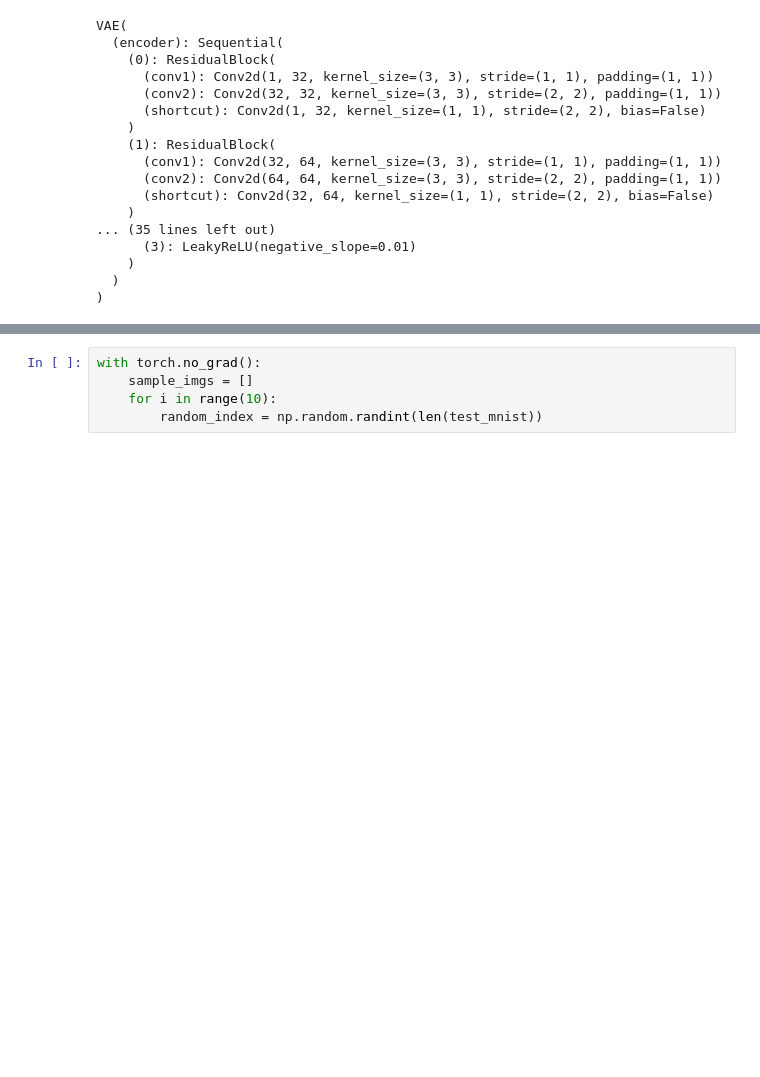
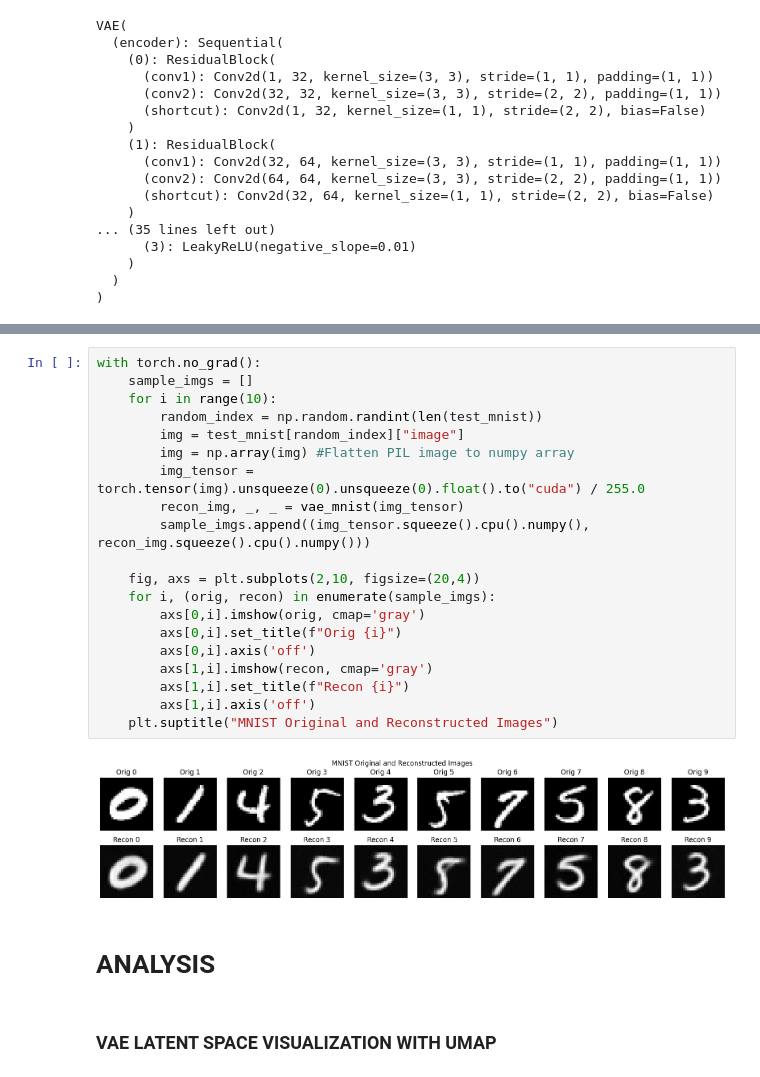
Before and after one commit to JeroenN/UDL-MetaTrainingHyperNetwork, a Jupyter notebook: notebooks/explore_seb.ipynb, the cells around one changed output, grey strips where cells are left out. Drawn from its saved outputs; the diff is of its cells as text; blank space fills up the shorter version.

Commit message:
feat: began analysis

```diff
--- a/notebooks/explore_seb.ipynb
+++ b/notebooks/explore_seb.ipynb
@@ -254,5 +284,26 @@ torch.Size([1, 1, 28, 28])
 # %%
 with torch.no_grad():
     sample_imgs = []
     for i in range(10):
         random_index = np.random.randint(len(test_mnist))
+        img = test_mnist[random_index]["image"]
+        img = np.array(img) #Flatten PIL image to numpy array
+        img_tensor = torch.tensor(img).unsqueeze(0).unsqueeze(0).float().to("cuda") / 255.0
+        recon_img, _, _ = vae_mnist(img_tensor)
+        sample_imgs.append((img_tensor.squeeze().cpu().numpy(), recon_img.squeeze().cpu().numpy()))
+
+    fig, axs = plt.subplots(2,10, figsize=(20,4))
+    for i, (orig, recon) in enumerate(sample_imgs):
+        axs[0,i].imshow(orig, cmap='gray')
+        axs[0,i].set_title(f"Orig {i}")
+        axs[0,i].axis('off')
+        axs[1,i].imshow(recon, cmap='gray')
+        axs[1,i].set_title(f"Recon {i}")
+        axs[1,i].axis('off')
+    plt.suptitle("MNIST Original and Reconstructed Images")
+# %% [output]
+[figure, added]
+# %% [markdown]
+# ANALYSIS
+# %% [markdown]
+### VAE LATENT SPACE VISUALIZATION WITH UMAP
```
Also changed, not shown: parts of 14 cells of this notebook, 5 other files.
